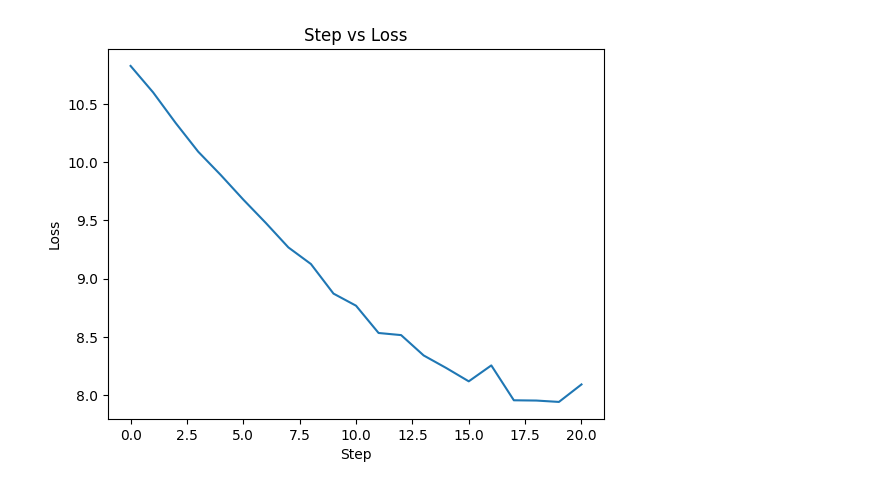
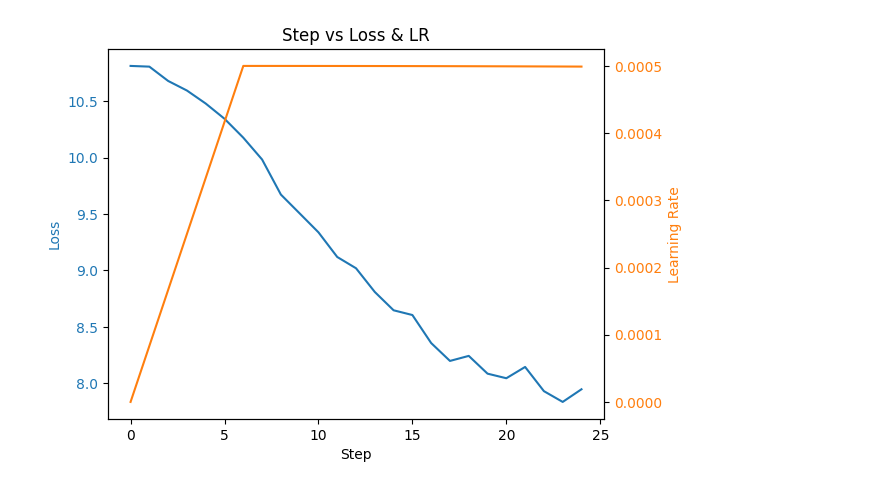
Before and after one commit to neet/attentif, a Jupyter notebook: notebooks/loss.ipynb, the cells around one changed output. Drawn from its saved outputs; the diff is of its cells as text; code cells hidden in the pictures.

```diff
--- a/notebooks/loss.ipynb
+++ b/notebooks/loss.ipynb
@@ -28,30 +34,68 @@ model = MaskedLM(tokenizer.vocab_size, tokenizer.pad_token_id)
+# %%
+model = MaskedLM(tokenizer.vocab_size, tokenizer.pad_token_id)
+device = torch.device("mps")
+model = model.to(device)
 # %%
-collator = DataCollatorForLanguageModeling(tokenizer)
-batches = DataLoader(dataset, batch_size=32, shuffle=True, collate_fn=collator)
-
 criterion = nn.CrossEntropyLoss(ignore_index=-100)
 optimizer = torch.optim.AdamW(model.parameters(), lr=5e-4)
+
+num_training_steps = num_epochs * len(batches)
+num_warmup_steps = int(num_training_steps * warmup_step_ratio)
+
+scheduler = get_cosine_schedule_with_warmup(
+    optimizer,
+    num_training_steps=num_training_steps,
+    num_warmup_steps=num_warmup_steps,
+)
 # %%
+model.train()
+
 losses = []
+lrs = []
 
-for (step, batch) in tqdm(enumerate(batches)):
-    logits = model(batch["input_ids"], batch["attention_mask"])
-    loss = criterion(logits.view(-1, logits.size(-1)), batch["labels"].view(-1))
+def visualize():
+    clear_output(wait=True)
 
-    optimizer.zero_grad(set_to_none=True)
-    loss.backward()
-    torch.nn.utils.clip_grad_norm_(model.parameters(), 1.0)
-    optimizer.step()
+    fig, ax1 = plt.subplots()
 
-    losses.append(loss.item())
+    # 左軸: loss
+    ax1.plot(losses, color="tab:blue")
+    ax1.set_xlabel("Step")
+    ax1.set_ylabel("Loss", color="tab:blue")
+    ax1.tick_params(axis="y", labelcolor="tab:blue")
 
-    if step % 10 == 0:
-        clear_output(wait=True)
-        plt.figure()
-        plt.plot(losses)
-        plt.title("Step vs Loss")
-        plt.xlabel("Step")
-        plt.ylabel("Loss")
-        plt.show()
+    # 右軸: learning rate
+    ax2 = ax1.twinx()
+    ax2.plot(lrs, color="tab:orange")
+    ax2.set_ylabel("Learning Rate", color="tab:orange")
+    ax2.tick_params(axis="y", labelcolor="tab:orange")
+
+    plt.title("Step vs Loss & LR")
+    plt.show()
+
+for epoch in tqdm(range(0, num_epochs)):
+    for batch in batches:
+        input_ids = batch["input_ids"].to(device)
+        labels = batch["labels"].to(device)
+        attention_mask = batch["attention_mask"].to(device)
+
+        # 1/0 を 0/-inf に変換
+        attention_mask = torch.where(attention_mask == 1, 0, -torch.inf)
+
+        logits = model(input_ids, attention_mask)
+        loss = criterion(logits.view(-1, logits.size(-1)), labels.view(-1))
+
+        optimizer.zero_grad(set_to_none=True)
+        loss.backward()
+        torch.nn.utils.clip_grad_norm_(model.parameters(), 1.0)
+
+        lrs.append(optimizer.param_groups[0]["lr"])
+
+        optimizer.step()
+        scheduler.step()
+
+        losses.append(loss.item())
+
+        visualize()
 # %% [output]
-[figure, old version]
+[figure, new version]
```
Also changed, not shown: parts of 3 cells of this notebook.
